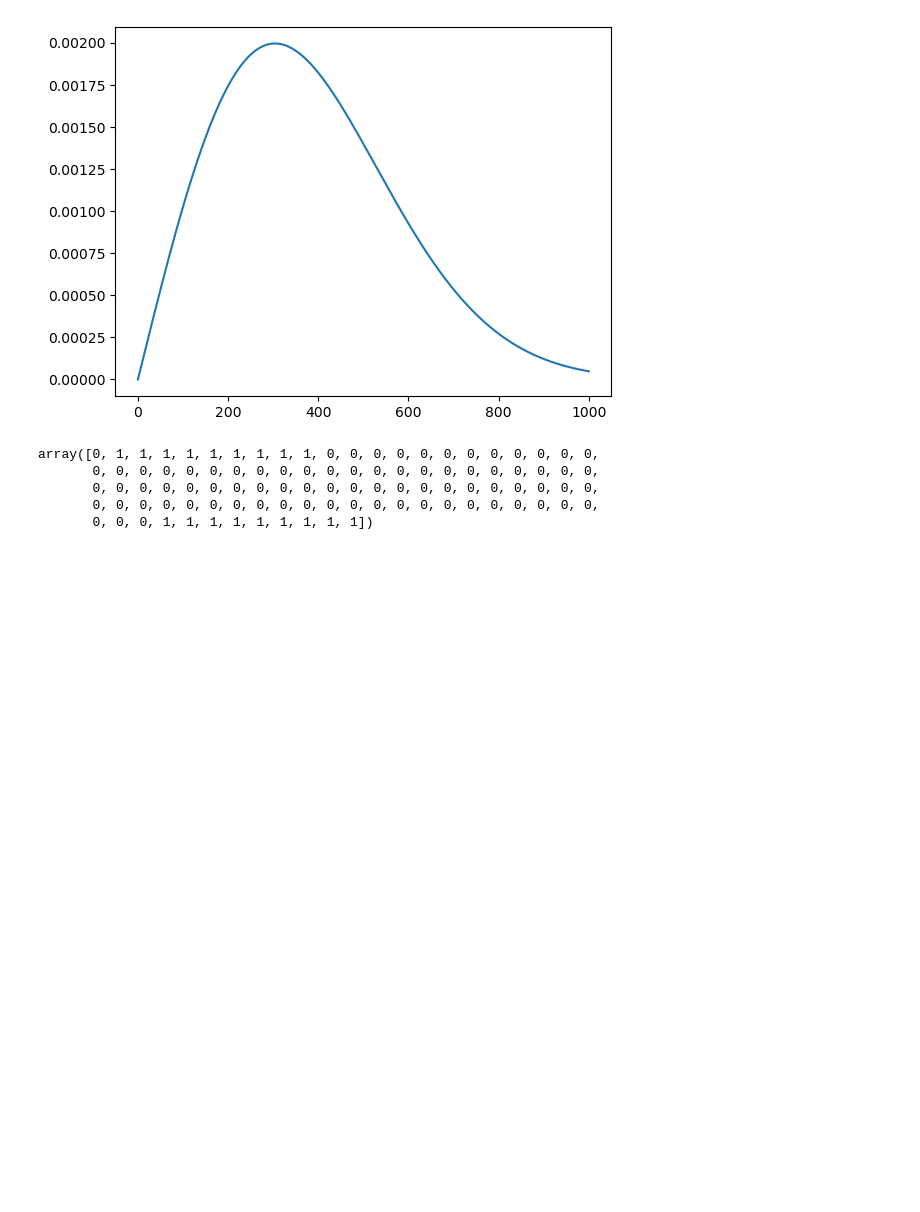
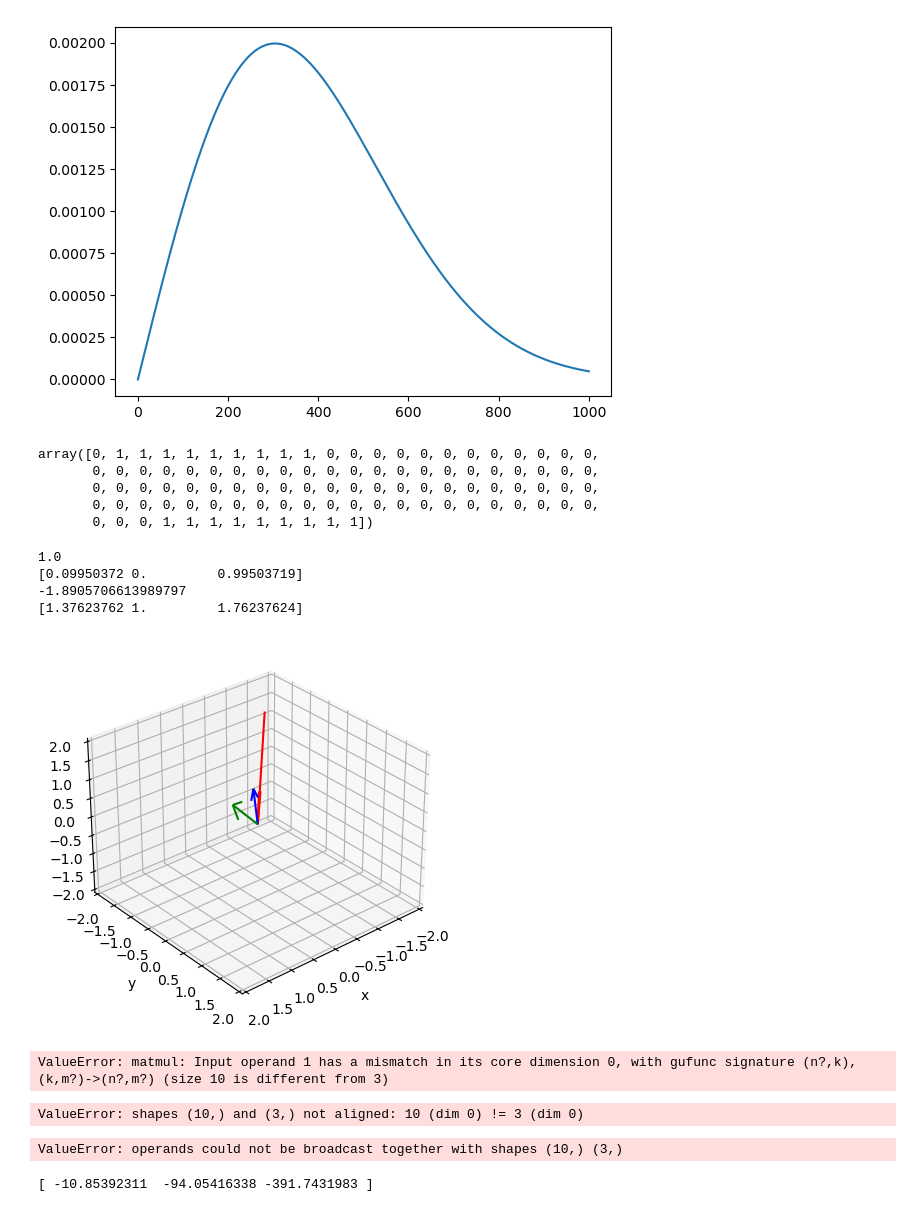
Before and after one commit to ararakitsubasa/etching, a Jupyter notebook: Multi_Species_etching_numba_test.ipynb, the cells around one changed output. Cells and saved outputs as stored; diff of their text form; code cells hidden in the pictures; blank space fills up the shorter version.

```diff
--- a/Multi_Species_etching_numba_test.ipynb
+++ b/Multi_Species_etching_numba_test.ipynb
@@ -243,3 +243,83 @@ array([0, 1, 1, 1, 1, 1, 1, 1, 1, 1, 0, 0, 0, 0, 0, 0, 0, 0, 0, 0, 0, 0,
        0, 0, 0, 0, 0, 0, 0, 0, 0, 0, 0, 0, 0, 0, 0, 0, 0, 0, 0, 0, 0, 0,
        0, 0, 0, 0, 0, 0, 0, 0, 0, 0, 0, 0, 0, 0, 0, 0, 0, 0, 0, 0, 0, 0,
        0, 0, 0, 1, 1, 1, 1, 1, 1, 1, 1, 1])
+# %%
+vel = np.array([1, 1, -2])
+
+normal = np.array([0.1, 0, 1])
+normal = normal/np.linalg.norm(normal)
+print(np.linalg.norm(normal))
+print(normal)
+print(vel@normal)
+
+velp = vel - 2*vel@normal*normal
+
+print(velp)
+# %% [output]
+1.0
+[0.09950372 0.         0.99503719]
+-1.8905706613989797
+[1.37623762 1.         1.76237624]
+# %%
+ax = plt.figure().add_subplot(projection='3d')
+
+# Make the grid
+origin = np.zeros(3)
+# Make the direction data for the arrows
+
+ax.quiver(-vel[0],       -vel[1],    -vel[2], vel[0],       vel[1],    vel[2], color='red')
+ax.quiver(origin[0], origin[1], origin[2], normal[0], normal[1], normal[2], color='blue')
+ax.quiver(origin[0], origin[1], origin[2], velp[0], velp[1], velp[2], color='green')
+ax.set_xlim(-2, 2)
+ax.set_ylim(-2, 2)
+ax.set_zlim(-2, 2)
+ax.set_xlabel('x')
+ax.set_ylabel('y')
+ax.set_zlabel('z')
+ax.view_init(elev=30, azim=50, roll=0)
+plt.show()
+# %% [output]
+[figure, added]
+# %%
+N = 10
+vel = np.array([1, 0, -2])
+velN = np.zeros((N, 3))
+
+normal = np.array([0.4, 0, 1])
+normal = normal/np.linalg.norm(normal)
+normalN = np.zeros((N, 3))
+for i in range(N):
+    velN[i] = vel
+    normalN[i] = normal
+velp = velN - 2*velN@normalN*normalN
+
+Ut = velN - velN@normal*normal
+
+tw1 = Ut/np.linalg.norm(Ut)
+print(tw1)
+print(np.linalg.norm(tw1))
+tw2 = np.cross(tw1, normal)
+
+print(tw2)
+# %% [output]
+ValueError: matmul: Input operand 1 has a mismatch in its core dimension 0, with gufunc signature (n?,k),(k,m?)->(n?,m?) (size 10 is different from 3)
+# %%
+kB = 1.380649e-23
+Al_m = 44.803928e-27
+T = 100
+N = 10
+np.dot(np.random.randn(N), tw1)
+# %% [output]
+ValueError: shapes (10,) and (3,) not aligned: 10 (dim 0) != 3 (dim 0)
+# %%
+kB = 1.380649e-23
+Al_m = 44.803928e-27
+T = 100
+N = 10
+U = np.sqrt(kB*T/Al_m)*(np.random.randn(N)*tw1 + np.random.randn(N)*tw2 - np.sqrt(-2*np.log((1-np.random.rand(N))))*normal)
+# %% [output]
+ValueError: operands could not be broadcast together with shapes (10,) (3,)
+# %%
+print(U)
+# %% [output]
+[ -10.85392311  -94.05416338 -391.7431983 ]
```
Also changed, not shown: parts of 7 cells of this notebook, 1 other file.
